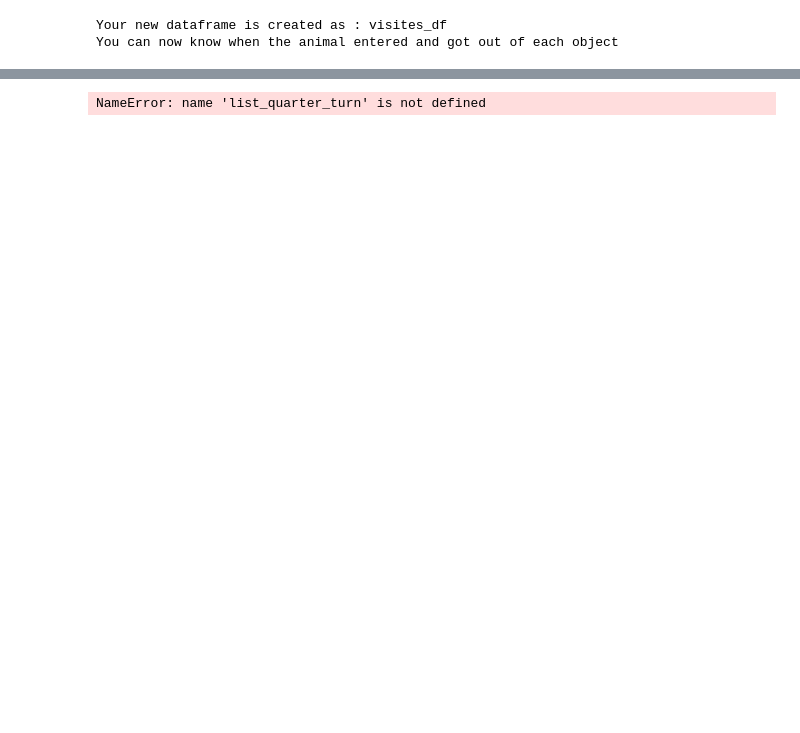
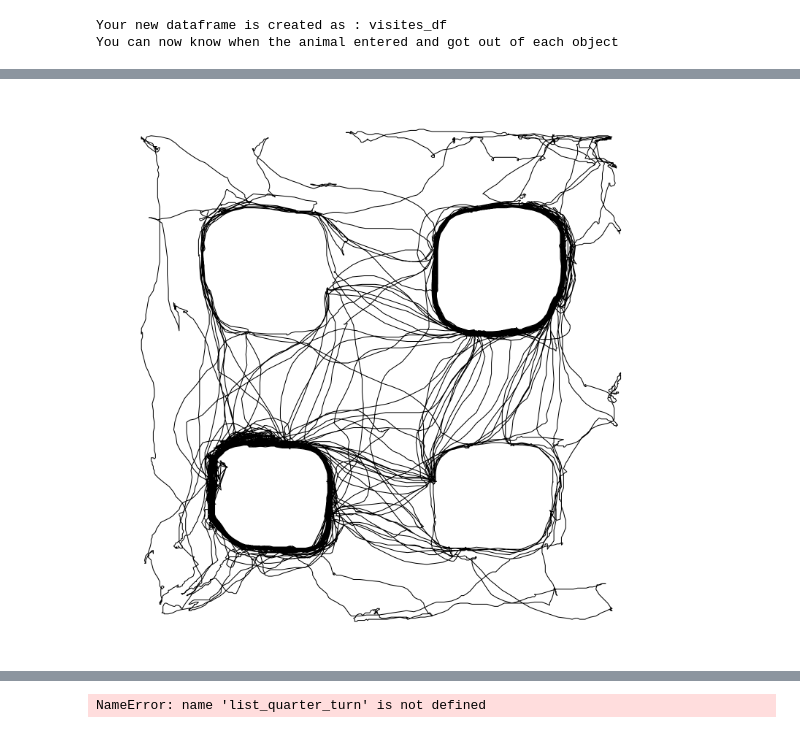
Before and after one commit to HeathenToaster/MouseTache, a Jupyter notebook: Behavior_Analysis_Maud.ipynb, the cells around one changed output, grey strips where cells are left out. Saved outputs shown, nothing was run; the diff lists cells and outputs as text; code cells hidden in the pictures; blank space fills up the shorter version.

```diff
--- a/Behavior_Analysis_Maud.ipynb
+++ b/Behavior_Analysis_Maud.ipynb
@@ -422,3 +370,34 @@ UnboundLocalError: local variable 'a' referenced before assignment
+# %%
+csvCentroid_fullpath= mouseFolder_Path + '/' + session + '/' + session + '_centroidTXY.csv'
+df=pd.read_csv(csvCentroid_fullpath)
+df=df.dropna()
+df=df.loc[df['time'] >15]
+df=df[df['xposition'].between(1,500) & df['yposition'].between(1,500)]
+
+
+xpositions=df['xposition'].to_numpy()
+ypositions=df['yposition'].to_numpy()
+
+distances=np.array([((((xpositions[i]-xpositions[i-1])**2)+((ypositions[i]-ypositions[i-1])**2))**0.5) for i in range(1,len(ypositions))])
+resolution = 512,512
+
+df['yposition'] = resolution[1] - df['yposition']
+
+distances = distances *(0.84/resolution[0]) #convert distance to m with apparatus length = 84 cm
+totaldistance=np.sum(distances)
+
+fig, axs = plt.subplots(ncols=1, nrows=1, figsize=(5, 5),
+                        constrained_layout=True)
+
+df.plot(x='xposition',y='yposition',linewidth=0.5,ax=axs,c='k')
+axs.set_xlim(0,500)
+axs.set_ylim(0,500)
+#axs.set_title('Total distance run=' + np.array2string(totaldistance,precision=2) + 'm')
+axs.get_legend().remove()
+axs.axis('off')
+plt.show()
+# %% [output]
+[figure, added]
 # %%
 def filter_trajectory_around_time(trajectory_df : DataFrame, time_start : float, time_end : float, time_margin=1) -> DataFrame:
     '''Cette fonction sert à ajouter un temps défini à mon temps d'entrée et de sortie
```
Also changed, not shown: parts of 11 cells of this notebook.
